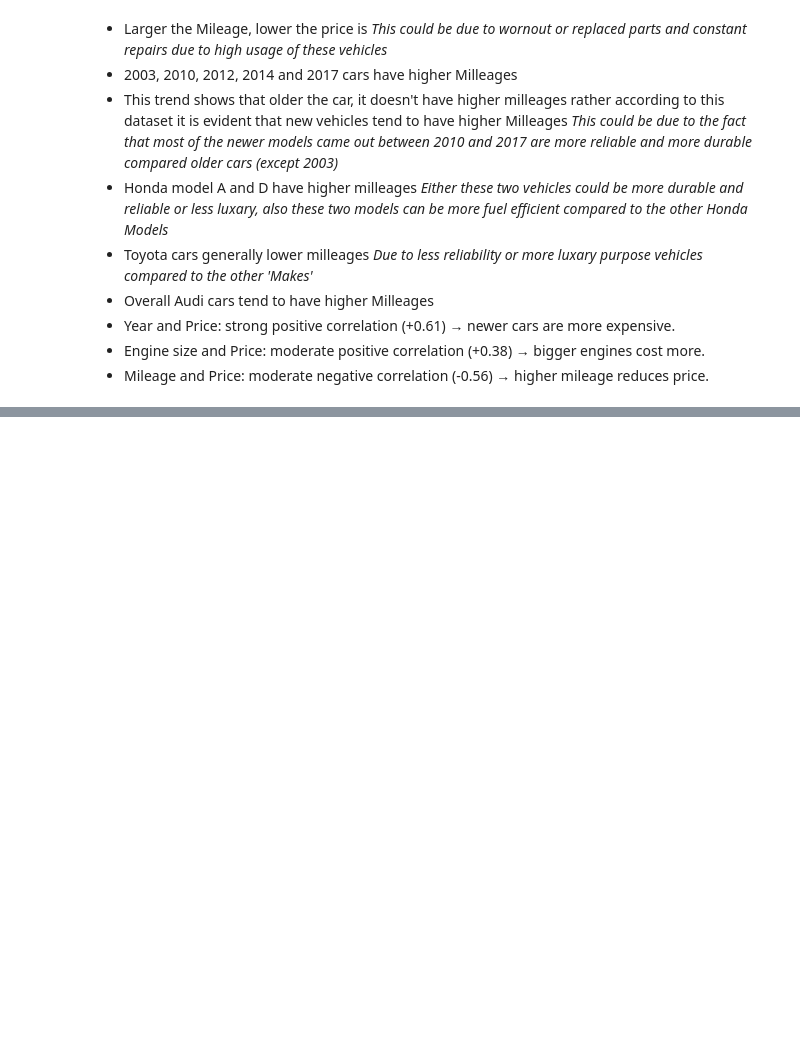
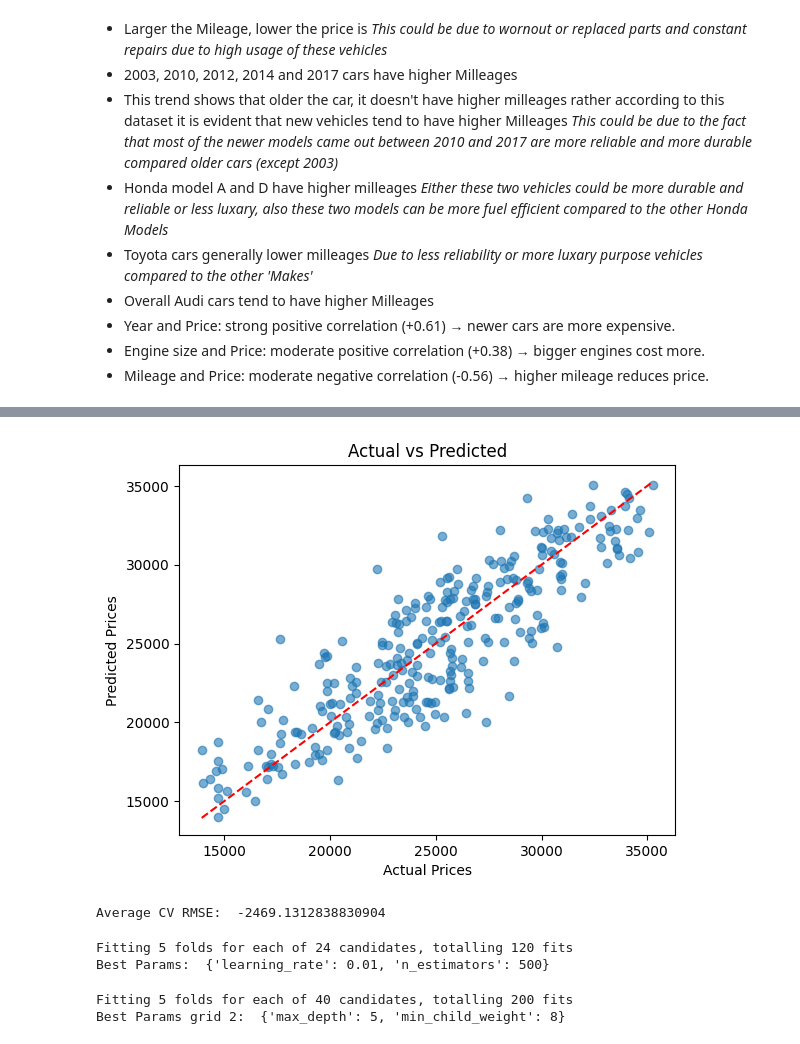
Before and after one commit to MigaraJayasuriya/Used-Car-price-prediction-using-Machine-Learning, a Jupyter notebook: exploratory-data-analysis-on-used-car-prices.ipynb, the cells around one changed output, grey strips where cells are left out. Cells and saved outputs as stored; diff of their text form; code cells hidden in the pictures; blank space fills up the shorter version.

```diff
--- a/exploratory-data-analysis-on-used-car-prices.ipynb
+++ b/exploratory-data-analysis-on-used-car-prices.ipynb
@@ -482,0 +554,4 @@ plt.show()
+# %%
+# Splitting into train and test splits
+
+X_train, X_test, y_train, y_test =  train_test_split(X, y, test_size = 0.3, random_state = 123)
@@ -482,0 +568,8 @@ plt.show()
+# %%
+# Initializing the Model
+
+xgbr = xg.XGBRegressor(objective = 'reg:linear', n_estimators = 1000, seed = 123)
+# %%
+# Fitting the data to the model
+
+xgbr.fit(X_train, y_train)
@@ -482,0 +588,4 @@ plt.show()
+# %%
+# Getting the predictions
+
+y_pred = xgbr.predict(X_test)
@@ -482,0 +611,62 @@ plt.show()
+# %%
+# Plotting Actual vs Predicted Price
+
+import matplotlib.pyplot as plt
+
+plt.scatter(y_test, y_pred, alpha=0.6)
+plt.xlabel("Actual Prices")
+plt.ylabel("Predicted Prices")
+plt.title("Actual vs Predicted")
+plt.plot([y_test.min(), y_test.max()], [y_test.min(), y_test.max()], 'r--')
+plt.show()
+# %% [output]
+[figure, added]
+# %%
+# Cross validation
+
+from sklearn.model_selection import cross_val_score
+scores = cross_val_score(xgbr, X, y, cv=5, scoring='neg_root_mean_squared_error')
+print('Average CV RMSE: ', scores.mean())
+# %% [output]
+Average CV RMSE:  -2469.1312838830904
+# %%
+# Hyper parameter tuning using Grid Search CV
+# Stage 1 => n_estimators & learning_rate
+
+from sklearn.model_selection import GridSearchCV
+
+param_grid = {
+    'learning_rate': [0.01, 0.05, 0.1],
+    'n_estimators': [10, 20, 50, 100, 500, 1000, 2500, 5000]
+}
+
+grid = GridSearchCV(xg.XGBRegressor(objective='reg:squarederror', seed=123),
+                    param_grid,
+                    scoring='neg_root_mean_squared_error',
+                    cv=5,
+                    verbose=1
+                   )
+grid.fit(X_train, y_train)
+print('Best Params: ', grid.best_params_)
+# %% [output]
+Fitting 5 folds for each of 24 candidates, totalling 120 fits
+Best Params:  {'learning_rate': 0.01, 'n_estimators': 500}
+# %%
+# Stage 2 => tree depth and min child weight
+
+param_grid_stage2 = {
+    'max_depth': [3, 5, 7, 10, 25],
+    'min_child_weight': [1, 3, 5, 6, 7, 8, 9, 10]
+}
+
+grid2 = GridSearchCV(xg.XGBRegressor(objective='reg:squarederror', seed=123, learning_rate=0.01, n_estimators=500),
+                    param_grid_stage2,
+                    scoring='neg_root_mean_squared_error',
+                    cv=5,
+                    verbose=1
+                   )
+grid2.fit(X_train, y_train)
+print('Best Params grid 2: ', grid2.best_params_)
+# %% [output]
+Fitting 5 folds for each of 40 candidates, totalling 200 fits
+Best Params grid 2:  {'max_depth': 5, 'min_child_weight': 8}
```
Also changed, not shown: parts of 19 cells of this notebook.
